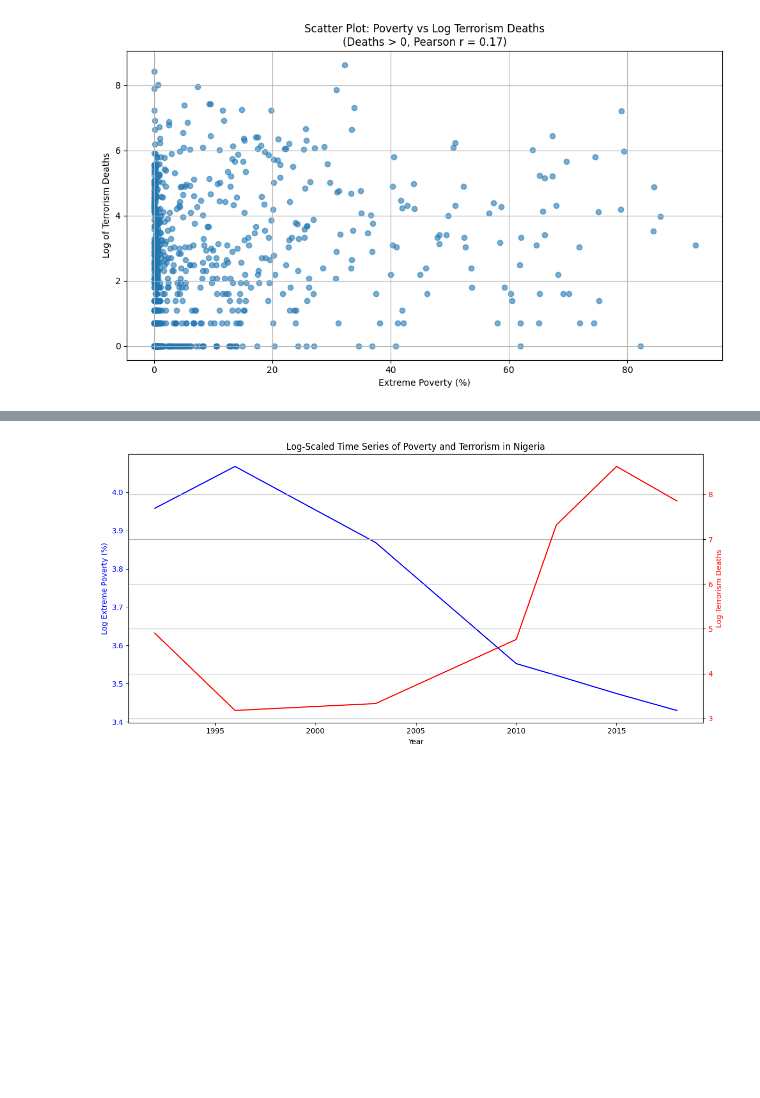
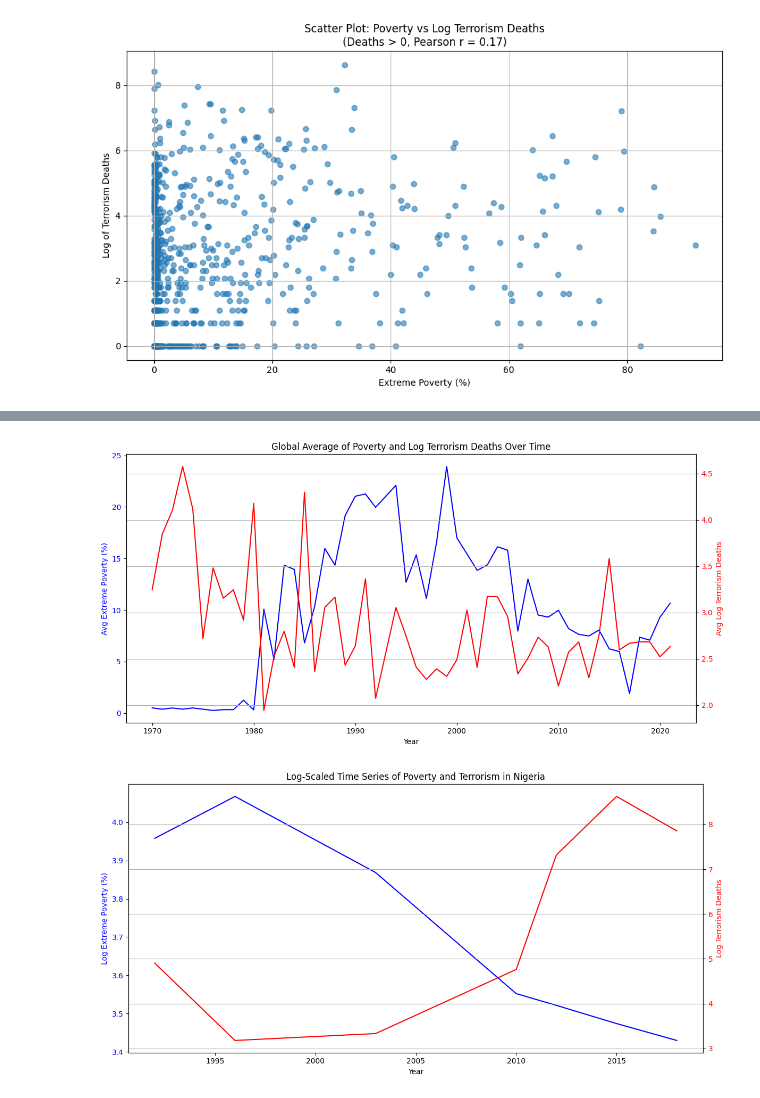
Before and after one commit to Data-Science-Public-Policy/graspp_2025_spring, a Jupyter notebook: notebooks/assignment_individual/HW1/HW1_UetsukiYuji.ipynb, the cells around one changed output, grey strips where cells are left out. Drawn from its saved outputs; the diff is of its cells as text; code cells hidden in the pictures; blank space fills up the shorter version.

```diff
--- a/notebooks/assignment_individual/HW1/HW1_UetsukiYuji.ipynb
+++ b/notebooks/assignment_individual/HW1/HW1_UetsukiYuji.ipynb
@@ -194,3 +204,36 @@ Pearson correlation (Poverty < 40%): 0.20
+# %%
+import numpy as np
+import matplotlib.pyplot as plt
+
+filtered_df = merged_df[
+    (merged_df['country_code'].notna()) &
+    (merged_df['extreme_poverty_percent'].notna()) &
+    (merged_df['Terorrism deaths (deaths)'].notna()) &
+    (merged_df['Terorrism deaths (deaths)'] > 0)
+].copy()
+
+
+filtered_df['log_terrorism_deaths'] = np.log(filtered_df['Terorrism deaths (deaths)'])
+avg_df = filtered_df.groupby('year')[['extreme_poverty_percent', 'log_terrorism_deaths']].mean().reset_index()
+
+fig, ax1 = plt.subplots(figsize=(12, 6))
+
+ax1.plot(avg_df['year'], avg_df['extreme_poverty_percent'], color='blue', label='Avg Extreme Poverty (%)')
+ax1.set_xlabel('Year')
+ax1.set_ylabel('Avg Extreme Poverty (%)', color='blue')
+ax1.tick_params(axis='y', labelcolor='blue')
+
+ax2 = ax1.twinx()
+ax2.plot(avg_df['year'], avg_df['log_terrorism_deaths'], color='red', label='Avg Log Terrorism Deaths')
+ax2.set_ylabel('Avg Log Terrorism Deaths', color='red')
+ax2.tick_params(axis='y', labelcolor='red')
+
+plt.title('Global Average of Poverty and Log Terrorism Deaths Over Time')
+fig.tight_layout()
+plt.grid(True)
+plt.show()
+# %% [output]
+[figure, added]
 # %%
 import numpy as np
 import matplotlib.pyplot as plt
```
Also changed, not shown: parts of 3 cells of this notebook.
